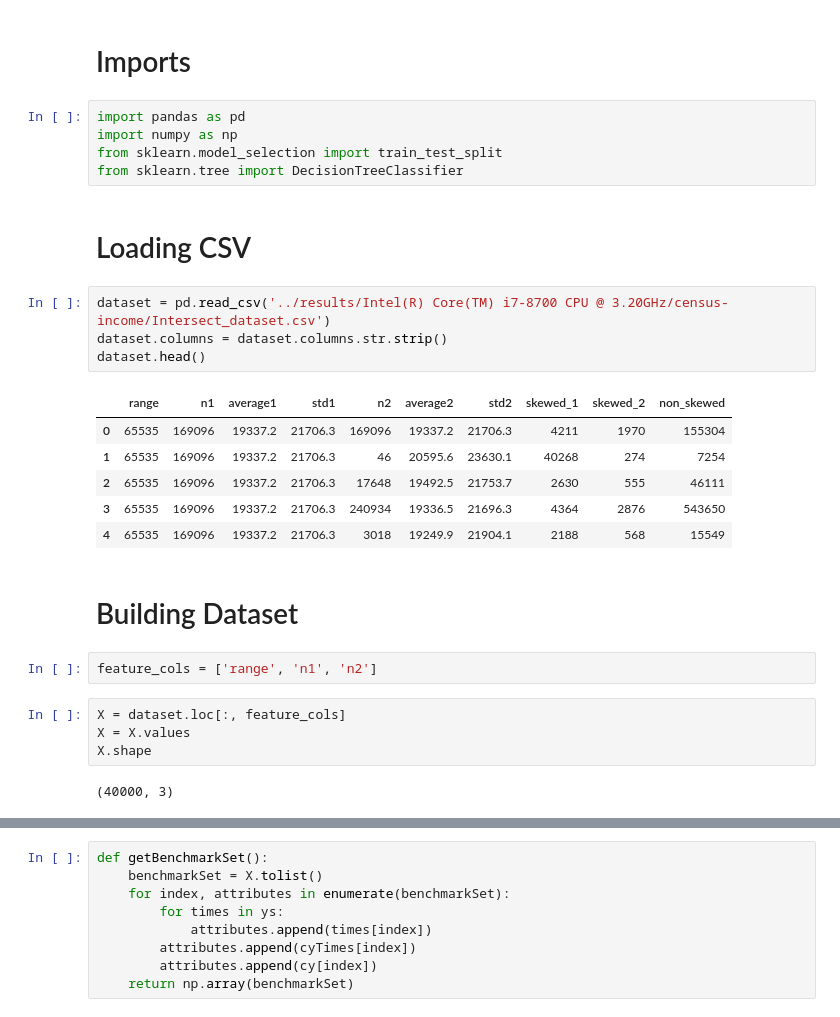
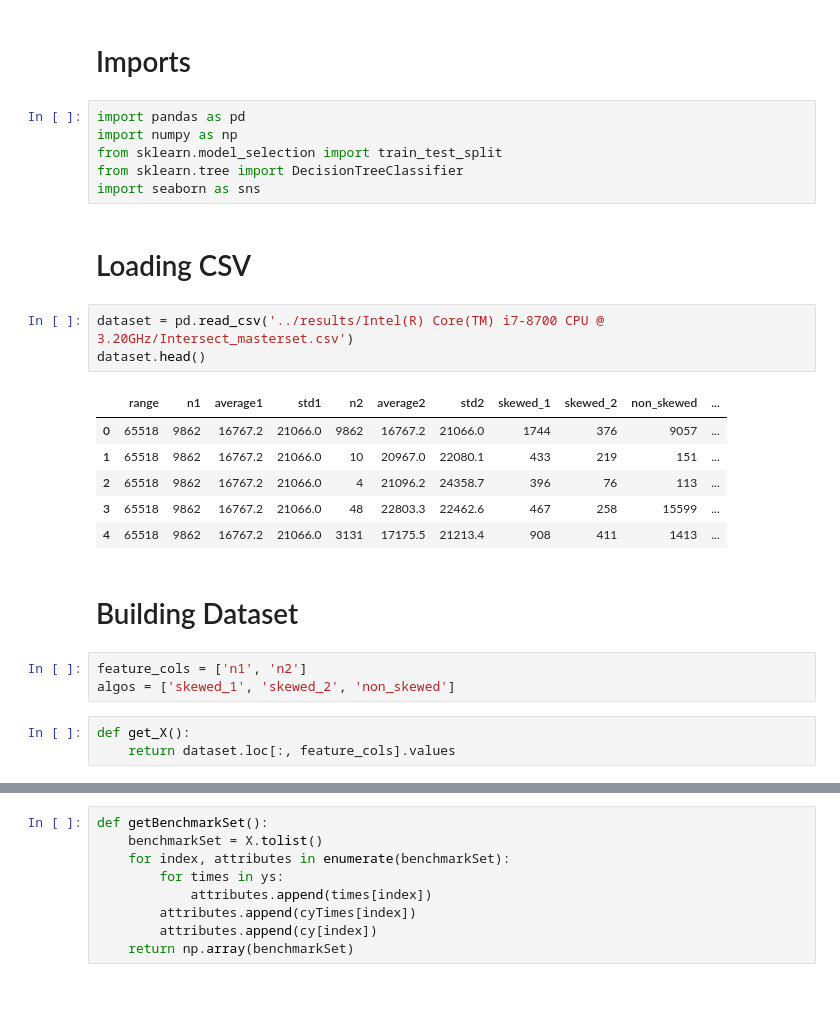
Before and after one commit to piotte13/AI-for-Set-Operations, a Jupyter notebook: Machine Learning/ML Benchmarks.ipynb, the cells around one changed output, grey strips where cells are left out. Saved outputs shown, nothing was run; the diff lists cells and outputs as text.

```diff
--- a/Machine Learning/ML Benchmarks.ipynb
+++ b/Machine Learning/ML Benchmarks.ipynb
@@ -5,26 +5,24 @@ import pandas as pd
 import numpy as np
 from sklearn.model_selection import train_test_split
 from sklearn.tree import DecisionTreeClassifier
+import seaborn as sns
 # %% [markdown]
 # Loading CSV
 # %%
-dataset = pd.read_csv('../results/Intel(R) Core(TM) i7-8700 CPU @ 3.20GHz/census-income/Intersect_dataset.csv')
-dataset.columns = dataset.columns.str.strip()
+dataset = pd.read_csv('../results/Intel(R) Core(TM) i7-8700 CPU @ 3.20GHz/Intersect_masterset.csv')
 dataset.head()
 # %% [output]
-|  | range | n1 | average1 | std1 | n2 | average2 | std2 | skewed_1 | skewed_2 | non_skewed |
-| 0 | 65535 | 169096 | 19337.2 | 21706.3 | 169096 | 19337.2 | 21706.3 | 4211 | 1970 | 155304 |
-| 1 | 65535 | 169096 | 19337.2 | 21706.3 | 46 | 20595.6 | 23630.1 | 40268 | 274 | 7254 |
-| 2 | 65535 | 169096 | 19337.2 | 21706.3 | 17648 | 19492.5 | 21753.7 | 2630 | 555 | 46111 |
-| 3 | 65535 | 169096 | 19337.2 | 21706.3 | 240934 | 19336.5 | 21696.3 | 4364 | 2876 | 543650 |
-| 4 | 65535 | 169096 | 19337.2 | 21706.3 | 3018 | 19249.9 | 21904.1 | 2188 | 568 | 15549 |
+|  | range | n1 | average1 | std1 | n2 | average2 | std2 | skewed_1 | skewed_2 | non_skewed | ... |
+| 0 | 65518 | 9862 | 16767.2 | 21066.0 | 9862 | 16767.2 | 21066.0 | 1744 | 376 | 9057 | ... |
+| 1 | 65518 | 9862 | 16767.2 | 21066.0 | 10 | 20967.0 | 22080.1 | 433 | 219 | 151 | ... |
+| 2 | 65518 | 9862 | 16767.2 | 21066.0 | 4 | 21096.2 | 24358.7 | 396 | 76 | 113 | ... |
+| 3 | 65518 | 9862 | 16767.2 | 21066.0 | 48 | 22803.3 | 22462.6 | 467 | 258 | 15599 | ... |
+| 4 | 65518 | 9862 | 16767.2 | 21066.0 | 3131 | 17175.5 | 21213.4 | 908 | 411 | 1413 | ... |
 # %% [markdown]
 # Building Dataset
 # %%
-feature_cols = ['range', 'n1', 'n2']
+feature_cols = ['n1', 'n2']
+algos = ['skewed_1', 'skewed_2', 'non_skewed']
 # %%
-X = dataset.loc[:, feature_cols]
-X = X.values
-X.shape
+def get_X():
+    return dataset.loc[:, feature_cols].values
-# %% [output]
-(40000, 3)
```
Also changed, not shown: parts of 14 cells of this notebook, 9 other files.
